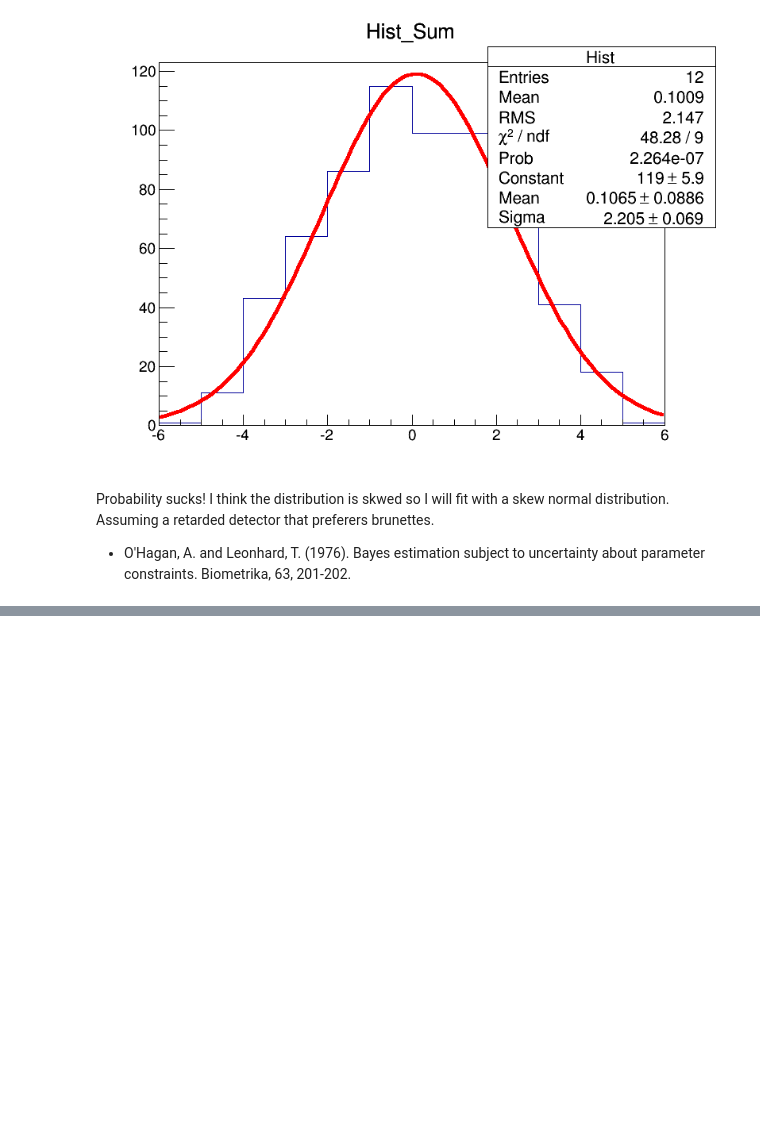
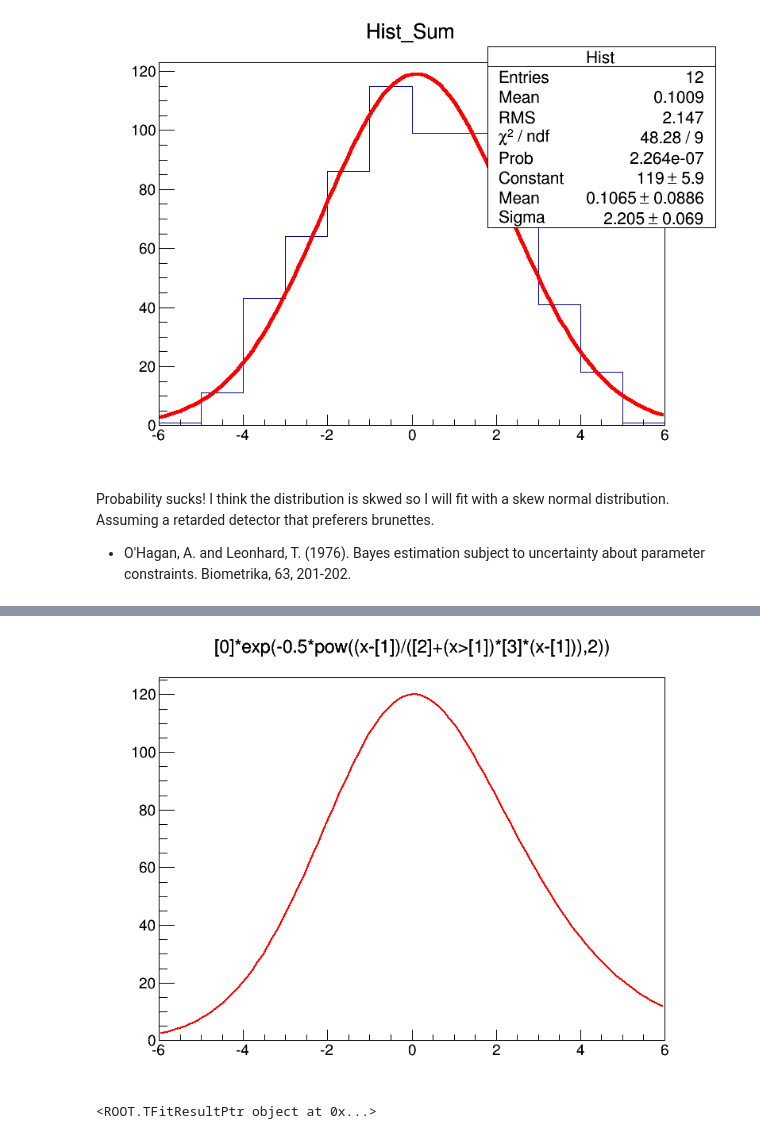
Before and after one commit to giulioungaretti/stats2013, a Jupyter notebook: ProblemSet/5.1.ipynb, the cells around one changed output, grey strips where cells are left out. Cells and saved outputs as stored; diff of their text form; code cells hidden in the pictures; blank space fills up the shorter version.

Commit message:
added solution in tex file for 3.2 and fitting with root 5.1

```diff
--- a/ProblemSet/5.1.ipynb
+++ b/ProblemSet/5.1.ipynb
@@ -115,0 +109,9 @@ TypeError: none of the 9 overloaded methods succeeded. Full details:
+# %%
+canvas1
+# %% [output]
+[figure, added]
+# %%
+Hist.Fit("bgf",'L')
+Hist.Fit("bgf2","+",'L')
+# %% [output]
+<ROOT.TFitResultPtr object at 0x...>
```
Also changed, not shown: parts of 14 cells of this notebook, 1 other file.
